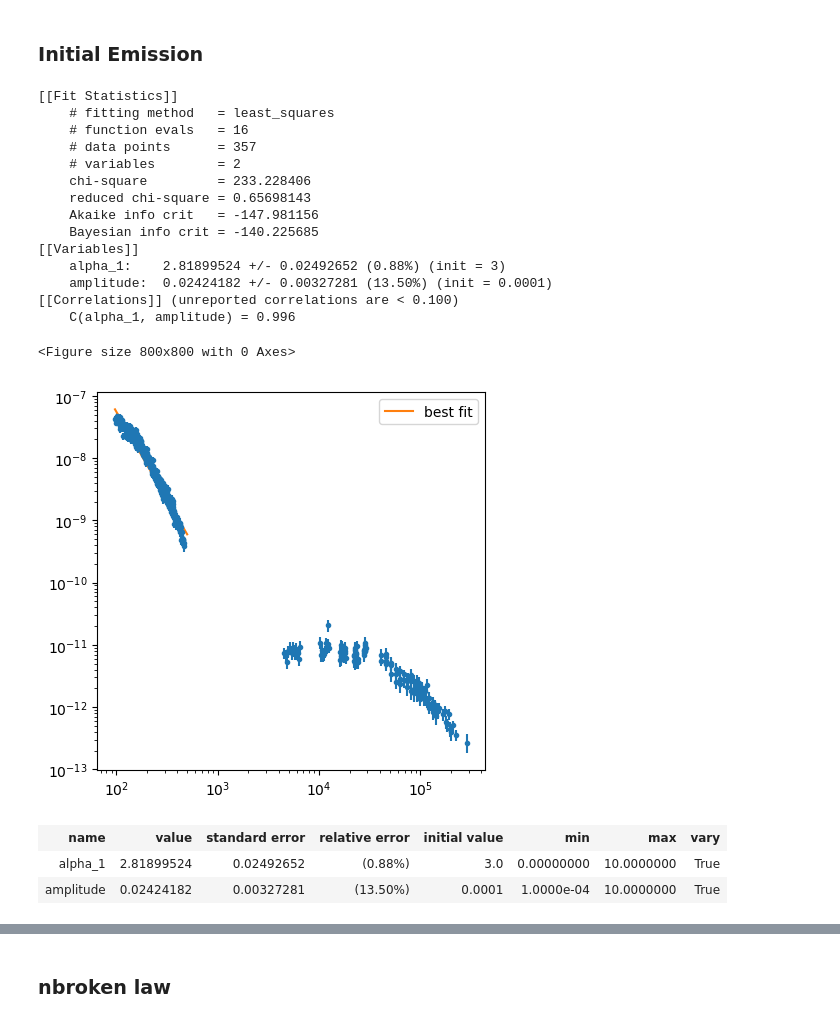
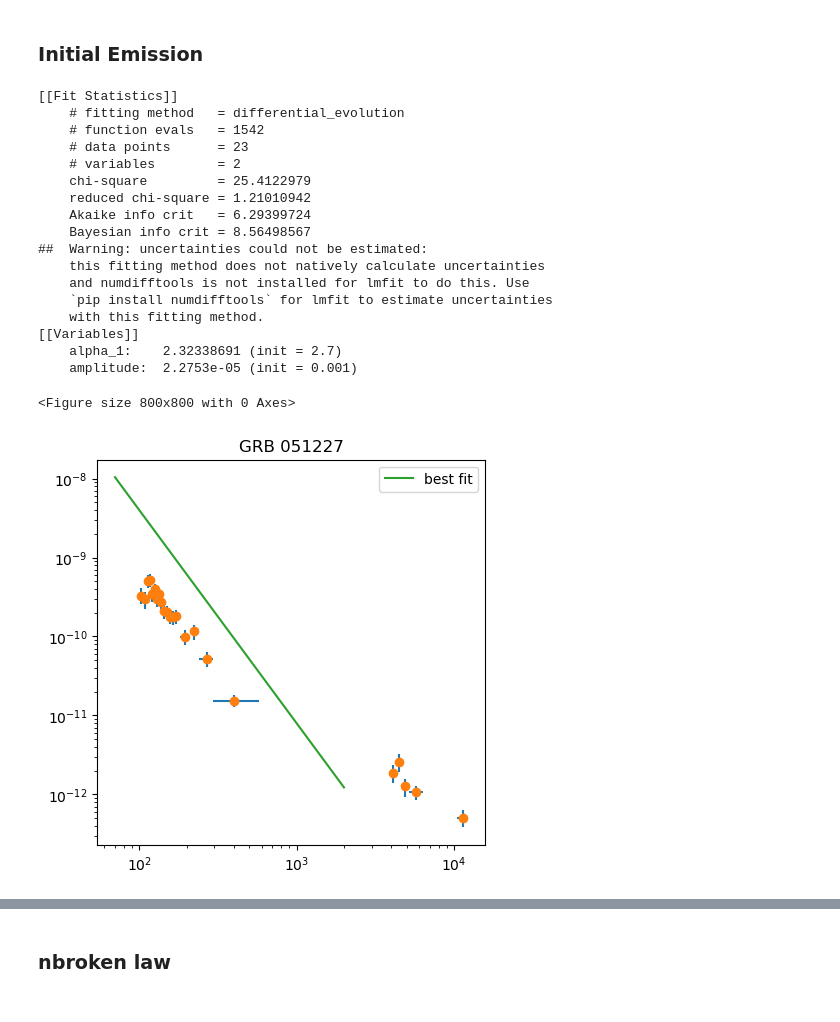
Before and after one commit to Kruthi24/fxt_code, a Jupyter notebook: analysis_notebooks/EE_sGRB/GRB_LC_1.ipynb, the cells around one changed output, grey strips where cells are left out. Drawn from its saved outputs; the diff is of its cells as text; code cells hidden in the pictures.

```diff
--- a/analysis_notebooks/EE_sGRB/GRB_LC_1.ipynb
+++ b/analysis_notebooks/EE_sGRB/GRB_LC_1.ipynb
@@ -10,7 +11,8 @@ from lc_lmfit import *
 # %%
 folder='afterglow_data/'
 filename='_xray_flux.txt'
-GRBs=["050724","060614","070714B","150424A","211211A","211227A","061210","071227"]
+
+GRBs=['050724', '051227', '060614', '061006', '061210', '070714B', '071227', '080123', '080503', '111121A', '150424A', '211211A', '211227A']
 # %% [markdown]
 ### Extracting and Plotting Curves
 # %%
@@ -138,51 +106,50 @@ axes[-1].set_xlabel("step number");
 # %%
 i=1
 fig=plt.figure(figsize=(8.0,8.0), dpi=100)
 fig.patch.set_facecolor('white')
 
-fit_index = 357
+fit_index = 211
 params_ini=lm.Parameters()
-params_ini.add("alpha_1", min = 0, max = 10.0, value = 3.0)
-params_ini.add("amplitude", min = 1e-4, max = 10, value = 3e-5)
+params_ini.add("alpha_1", min = 0, max = 10.0, value = 2.7)
+params_ini.add("amplitude", min = 1e-6, max = 1, value = 1e-3)
 
 minner_ini = lm.Minimizer(cost_func_pl, params_ini, fcn_args=(time[:fit_index], flux[:fit_index], time_err[:fit_index], flux_err[:fit_index]))
-result_ini = minner_ini.minimize(method="least_squares")
+result_ini = minner_ini.minimize(method="differential_evolution")
 
 bfit_ini = result_ini.params
 alp1_ini = bfit_ini["alpha_1"].value
 amp_ini = bfit_ini["amplitude"].value
 
 lm.printfuncs.report_fit(result_ini)
 
-x1=np.linspace(97,500,30)
+x1=np.linspace(7e1,2e3,30)
 fig=plt.figure(figsize=(5.0,5.0), dpi=100)
 plt.errorbar(time, flux, fmt='.', xerr=[time_low,time_high],yerr=[flux_low,flux_high])
-plt.plot(x1,power_law(x1,alp1_ini, amp_ini),label ='best fit')
-# plt.errorbar(time[:fit_index], flux[:fit_index], fmt='o')
-# plt.plot(x1,power_law(x1, 3, 9e-2),label ='best fit')
+# plt.plot(x1,power_law(x1,alp1_ini, amp_ini),label ='best fit')
+plt.errorbar(time[:fit_index], flux[:fit_index], fmt='o')
+plt.plot(x1,power_law(x1, 2.7, 1e-3),label ='best fit')
 plt.yscale("log")
 plt.xscale("log")
 plt.legend()
+plt.title("GRB "+GRBs[i])
 plt.show()
-
-bfit_ini
 # %% [output]
 [[Fit Statistics]]
-    # fitting method   = least_squares
-    # function evals   = 16
-    # data points      = 357
+    # fitting method   = differential_evolution
+    # function evals   = 1542
+    # data points      = 23
     # variables        = 2
-    chi-square         = 233.228406
-    reduced chi-square = 0.65698143
-    Akaike info crit   = -147.981156
-    Bayesian info crit = -140.225685
+    chi-square         = 25.4122979
+    reduced chi-square = 1.21010942
+    Akaike info crit   = 6.29399724
+    Bayesian info crit = 8.56498567
+##  Warning: uncertainties could not be estimated:
+    this fitting method does not natively calculate uncertainties
+    and numdifftools is not installed for lmfit to do this. Use
+    `pip install numdifftools` for lmfit to estimate uncertainties
+    with this fitting method.
 [[Variables]]
-    alpha_1:    2.81899524 +/- 0.02492652 (0.88%) (init = 3)
-    amplitude:  0.02424182 +/- 0.00327281 (13.50%) (init = 0.0001)
-[[Correlations]] (unreported correlations are < 0.100)
-    C(alpha_1, amplitude) = 0.996
+    alpha_1:    2.32338691 (init = 2.7)
+    amplitude:  2.2753e-05 (init = 0.001)
 <Figure size 800x800 with 0 Axes>
-[figure, old version]
+[figure, new version]
-| name | value | standard error | relative error | initial value | min | max | vary |
-| alpha_1 | 2.81899524 | 0.02492652 | (0.88%) | 3.0 | 0.00000000 | 10.0000000 | True |
-| amplitude | 0.02424182 | 0.00327281 | (13.50%) | 0.0001 | 1.0000e-04 | 10.0000000 | True |
```
Also changed, not shown: parts of 13 cells of this notebook, 23 other files.
